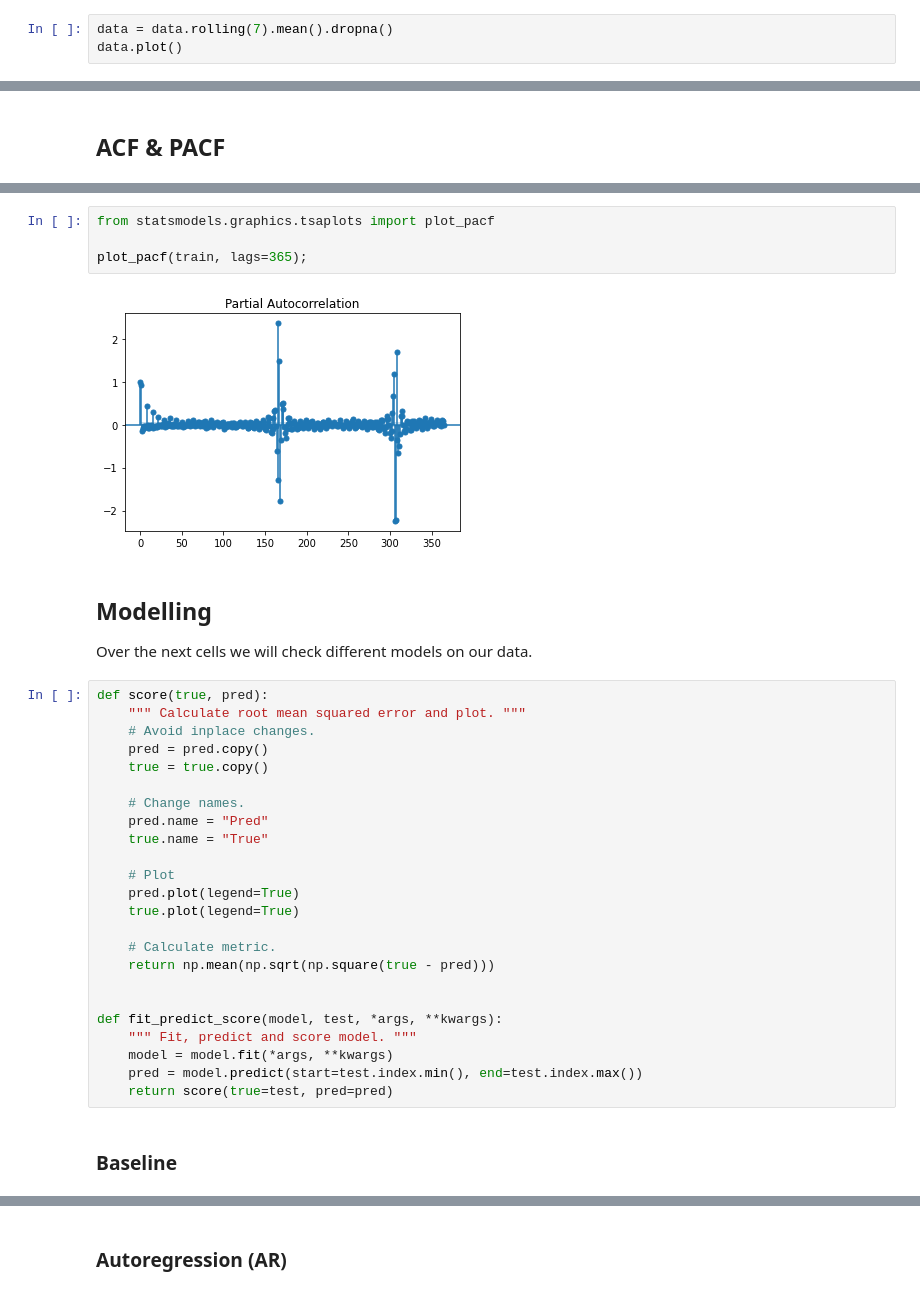
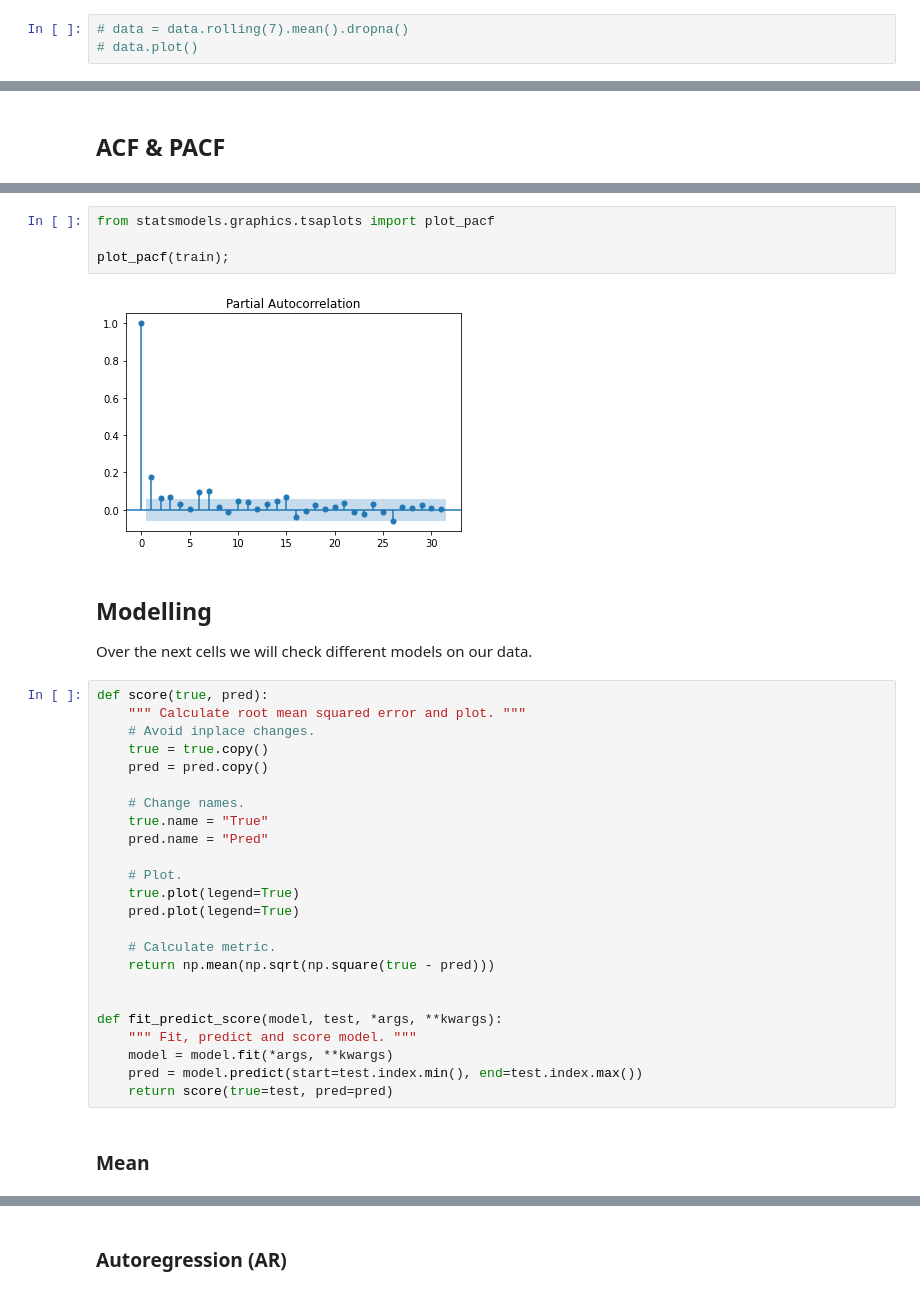
Before and after one commit to matheusccouto/superstore-api, a Jupyter notebook: notebooks/2-matheusccouto-model-selection.ipynb, the cells around one changed output, grey strips where cells are left out. Cells and saved outputs as stored; diff of their text form.

```diff
--- a/notebooks/2-matheusccouto-model-selection.ipynb
+++ b/notebooks/2-matheusccouto-model-selection.ipynb
@@ -59,5 +61,5 @@ data.plot();
 ## Rolling Mean
 We'll use rolling mean to smooth our data.
 # %%
-data = data.rolling(7).mean().dropna()
-data.plot()
+# data = data.rolling(7).mean().dropna()
+# data.plot()
@@ -123,9 +133,9 @@ plot_acf(train, lags=365);
 # %%
 from statsmodels.graphics.tsaplots import plot_pacf
 
-plot_pacf(train, lags=365);
+plot_pacf(train);
 # %% [output]
-[figure, old version]
+[figure, new version]
 # %% [markdown]
 ## Modelling
 Over the next cells we will check different models on our data.
@@ -133,16 +143,16 @@ Over the next cells we will check different models on our data.
 def score(true, pred):
     """ Calculate root mean squared error and plot. """
     # Avoid inplace changes.
+    true = true.copy()
     pred = pred.copy()
-    true = true.copy()
 
     # Change names.
+    true.name = "True"
     pred.name = "Pred"
-    true.name = "True"
 
-    # Plot
+    # Plot.
+    true.plot(legend=True)
     pred.plot(legend=True)
-    true.plot(legend=True)
 
     # Calculate metric.
     return np.mean(np.sqrt(np.square(true - pred)))
@@ -154,4 +164,4 @@ def fit_predict_score(model, test, *args, **kwargs):
     pred = model.predict(start=test.index.min(), end=test.index.max())
     return score(true=test, pred=pred)
 # %% [markdown]
-### Baseline
+### Mean
```
Also changed, not shown: parts of 27 cells of this notebook, 1 other file.
